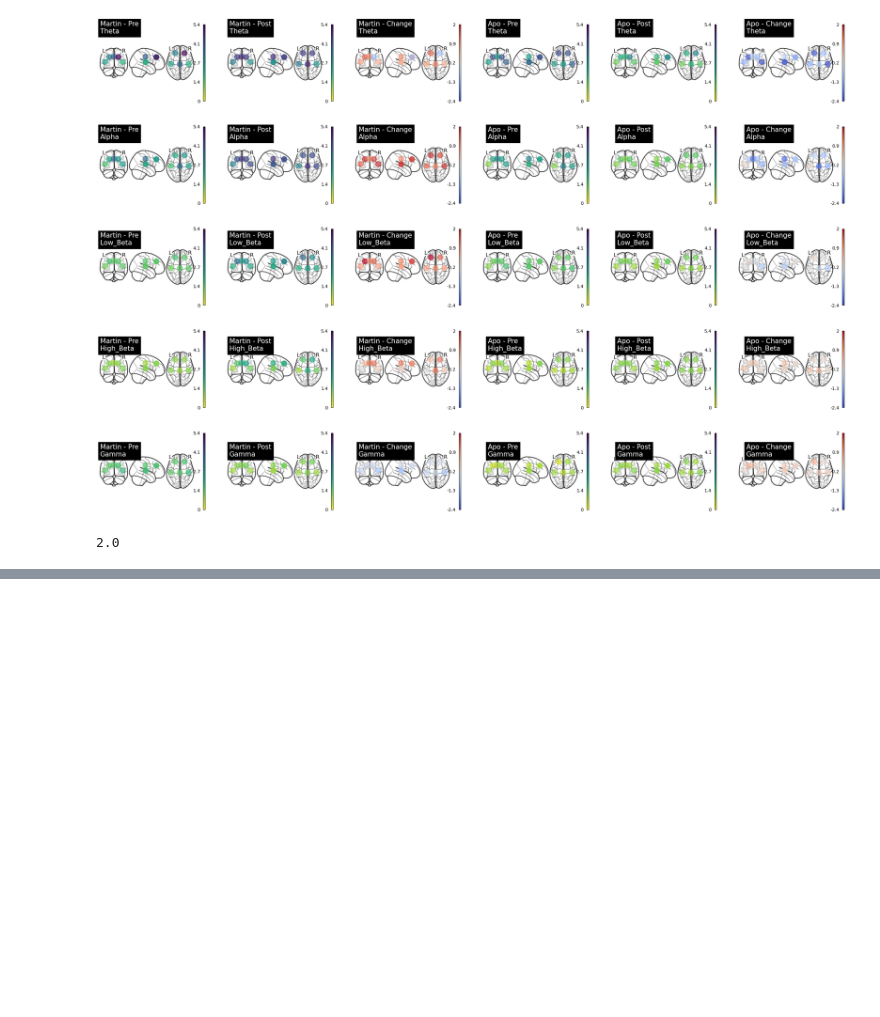
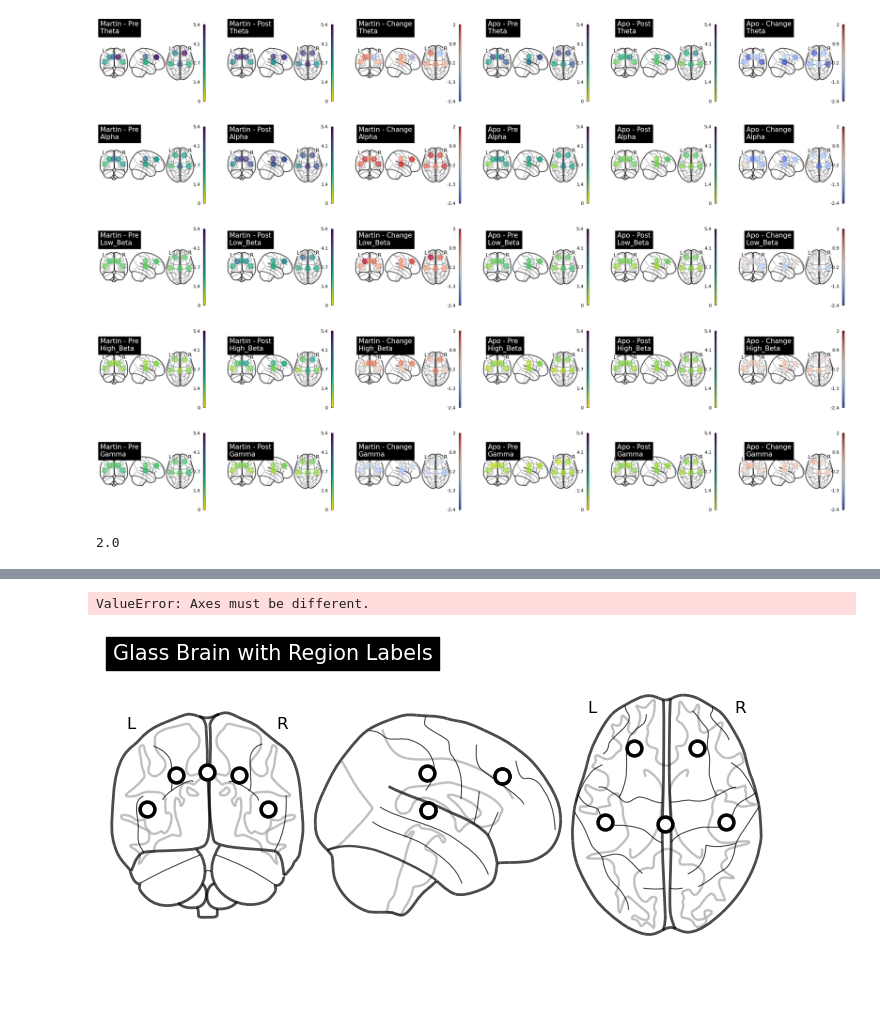
Before and after one commit to NSF-ALL-SPICE-Alliance/UoW-colab, a Jupyter notebook: kava_nilearn.ipynb, the cells around one changed output, grey strips where cells are left out. Cells and saved outputs as stored; diff of their text form; code cells hidden in the pictures; blank space fills up the shorter version.

Commit message:
slot circles working, need labels for regions on glass brain

```diff
--- a/kava_nilearn.ipynb
+++ b/kava_nilearn.ipynb
@@ -267,0 +391,50 @@ global_max
+# %%
+from nilearn import plotting
+import numpy as np
+import matplotlib.pyplot as plt
+
+# Glass brain plot setup
+img = plotting.plot_glass_brain(
+    stat_map_img=None,  # No statistical image provided
+    title="Glass Brain with Region Labels",
+    black_bg=False,
+    threshold=None,  # No threshold applied
+    colorbar=False  # Disable colorbar
+)
+
+# Define coordinates for regions
+coords = {
+    'AF3': (-24, 34, 36),  # Frontal lobe
+    'T7': (-46, -22, 10),  # Temporal lobe
+    'Pz': (0, -23, 38),    # Parietal lobe
+    'T8': (46, -22, 10),   # Temporal lobe
+    'AF4': (24, 34, 36)    # Frontal lobe
+}
+
+coords_list = np.array(list(coords.values()))
+
+# Add markers to the glass brain
+img.add_markers(coords_list, marker_color='black', marker_size=150)
+img.add_markers(coords_list, marker_color='white', marker_size=50)  # Inner contrast
+
+# Get the affine transformation matrix (identity since no image provided)
+affine = np.eye(4)  # Identity affine for raw coordinates (no actual image)
+
+# Annotate each marker with its region label in all views
+for region, coord in coords.items():
+    for view, ax in img.axes.items():  # Loop through views (sagittal, coronal, axial)
+        # Transform the 3D coord to the 2D projection for this view
+        projected_coord = ax.transform_to_2d(np.array([coord]), affine)
+
+        # Add region text at the marker location
+        ax.text(
+            projected_coord[0, 0], projected_coord[0, 1], region,
+            fontsize=10, color='white', fontweight='bold',
+            ha='center', va='center'
+        )
+
+# Display the plot
+plt.show()
+# %% [output]
+ValueError: Axes must be different.
+[figure, added]
```
Also changed, not shown: parts of 4 cells of this notebook.
